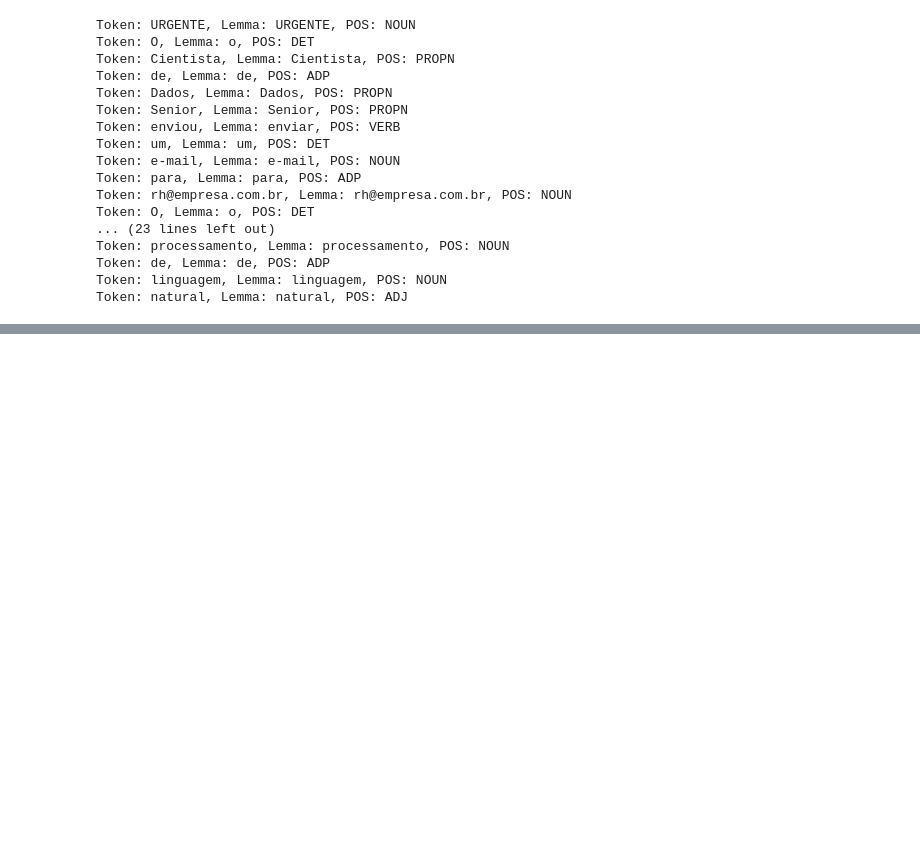
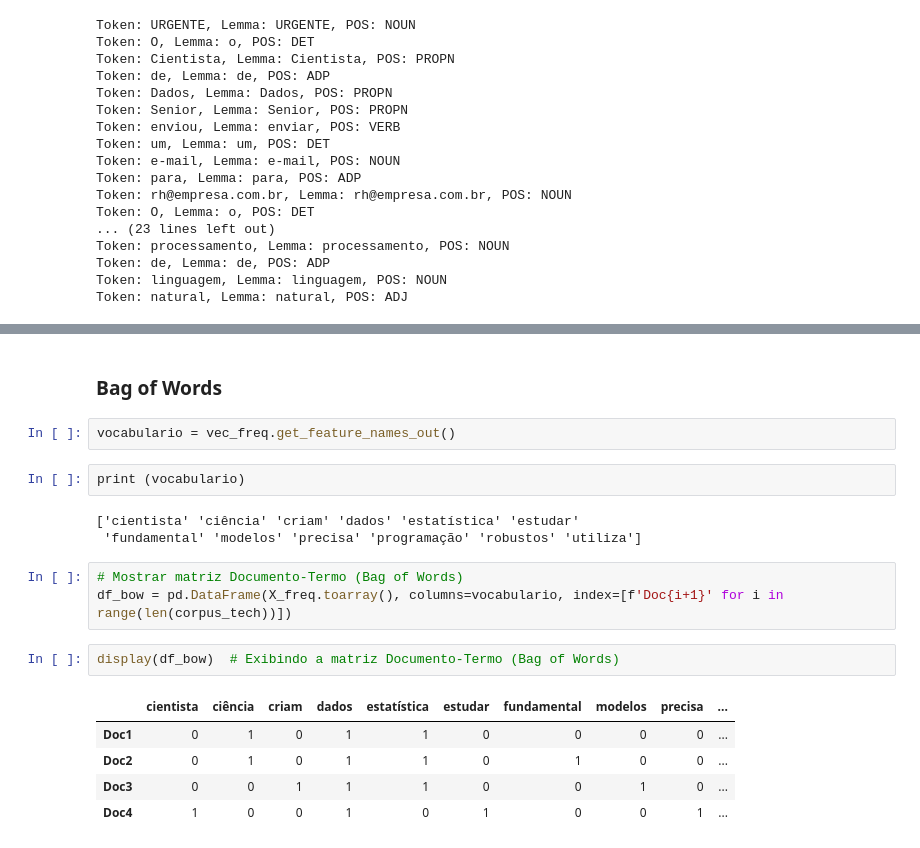
Before and after one commit to ricardocr18/rocketseatCurso_NLP, a Jupyter notebook: fundamentosPLN/atividade/nlp_regras.ipynb, the cells around one changed output, grey strips where cells are left out. Saved outputs shown, nothing was run; the diff lists cells and outputs as text; blank space fills up the shorter version.

```diff
--- a/fundamentosPLN/atividade/nlp_regras.ipynb
+++ b/fundamentosPLN/atividade/nlp_regras.ipynb
@@ -166,0 +361,20 @@ Token: natural, Lemma: natural, POS: ADJ
+# %% [markdown]
+### Bag of Words
+# %%
+vocabulario = vec_freq.get_feature_names_out()
+# %%
+print (vocabulario)
+# %% [output]
+['cientista' 'ciência' 'criam' 'dados' 'estatística' 'estudar'
+ 'fundamental' 'modelos' 'precisa' 'programação' 'robustos' 'utiliza']
+# %%
+# Mostrar matriz Documento-Termo (Bag of Words)
+df_bow = pd.DataFrame(X_freq.toarray(), columns=vocabulario, index=[f'Doc{i+1}' for i in range(len(corpus_tech))])
+# %%
+display(df_bow)  # Exibindo a matriz Documento-Termo (Bag of Words)
+# %% [output]
+|  | cientista | ciência | criam | dados | estatística | estudar | fundamental | modelos | precisa | ... |
+| Doc1 | 0 | 1 | 0 | 1 | 1 | 0 | 0 | 0 | 0 | ... |
+| Doc2 | 0 | 1 | 0 | 1 | 1 | 0 | 1 | 0 | 0 | ... |
+| Doc3 | 0 | 0 | 1 | 1 | 1 | 0 | 0 | 1 | 0 | ... |
+| Doc4 | 1 | 0 | 0 | 1 | 0 | 1 | 0 | 0 | 1 | ... |
```
Also changed, not shown: parts of 40 cells of this notebook.
